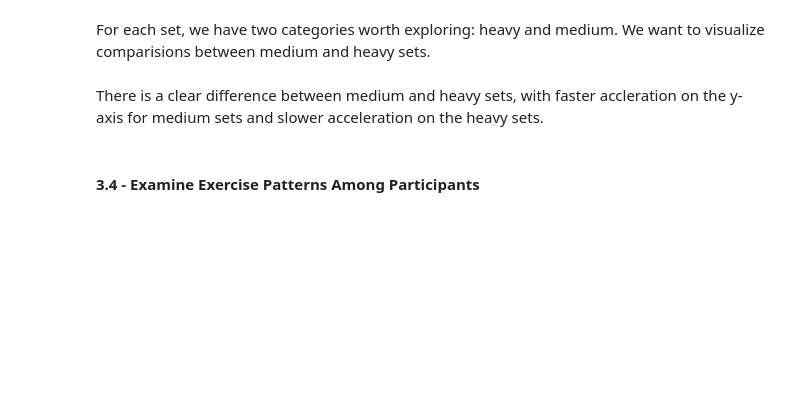
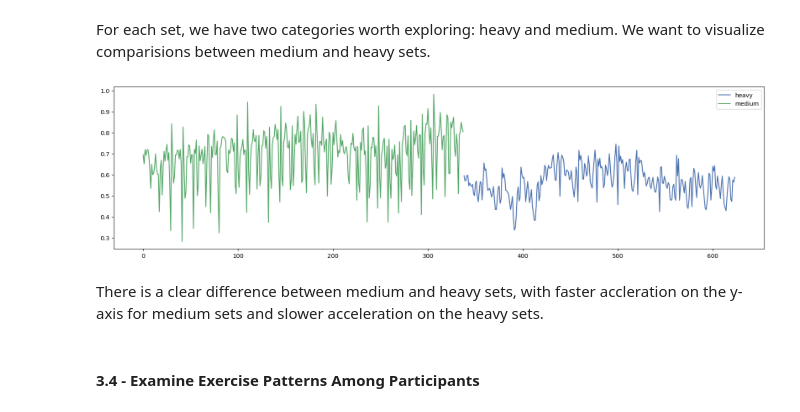
Before and after one commit to nkeblawi/nk-fitness-tracker, a Jupyter notebook: notebooks/nk-fitness-tracker-exploratory-1.ipynb, the cells around one changed output. Saved outputs shown, nothing was run; the diff lists cells and outputs as text; code cells hidden in the pictures; blank space fills up the shorter version.

```diff
--- a/notebooks/nk-fitness-tracker-exploratory-1.ipynb
+++ b/notebooks/nk-fitness-tracker-exploratory-1.ipynb
@@ -220,14 +291,12 @@ For each set, we have two categories worth exploring: heavy and medium. We want
 # %%
 # Stacked queries to pull squat data for participant A
 # Add reset_index to make sure the index is continuous (No. of samples)
 category_df = df.query("label == 'squat'").query("participant == 'A'").reset_index()
 
 # Group by category (heavy vs. medium) and plot the y-values
-fig, ax = plt.subplots()
-category_df.groupby(["category"])["acc_y"].plot()
-ax.set_ylabel = "acc_y"
-ax.set_xlabel = "samples"
-plt.legend()
+vis.plot_category_data(category_df, "acc_y")
+# %% [output]
+[figure, added]
 # %% [markdown]
 There is a clear difference between medium and heavy sets, with faster accleration on the y-axis for medium sets and slower acceleration on the heavy sets.
 # %% [markdown]
```
Also changed, not shown: parts of 15 cells of this notebook, 2 other files.
